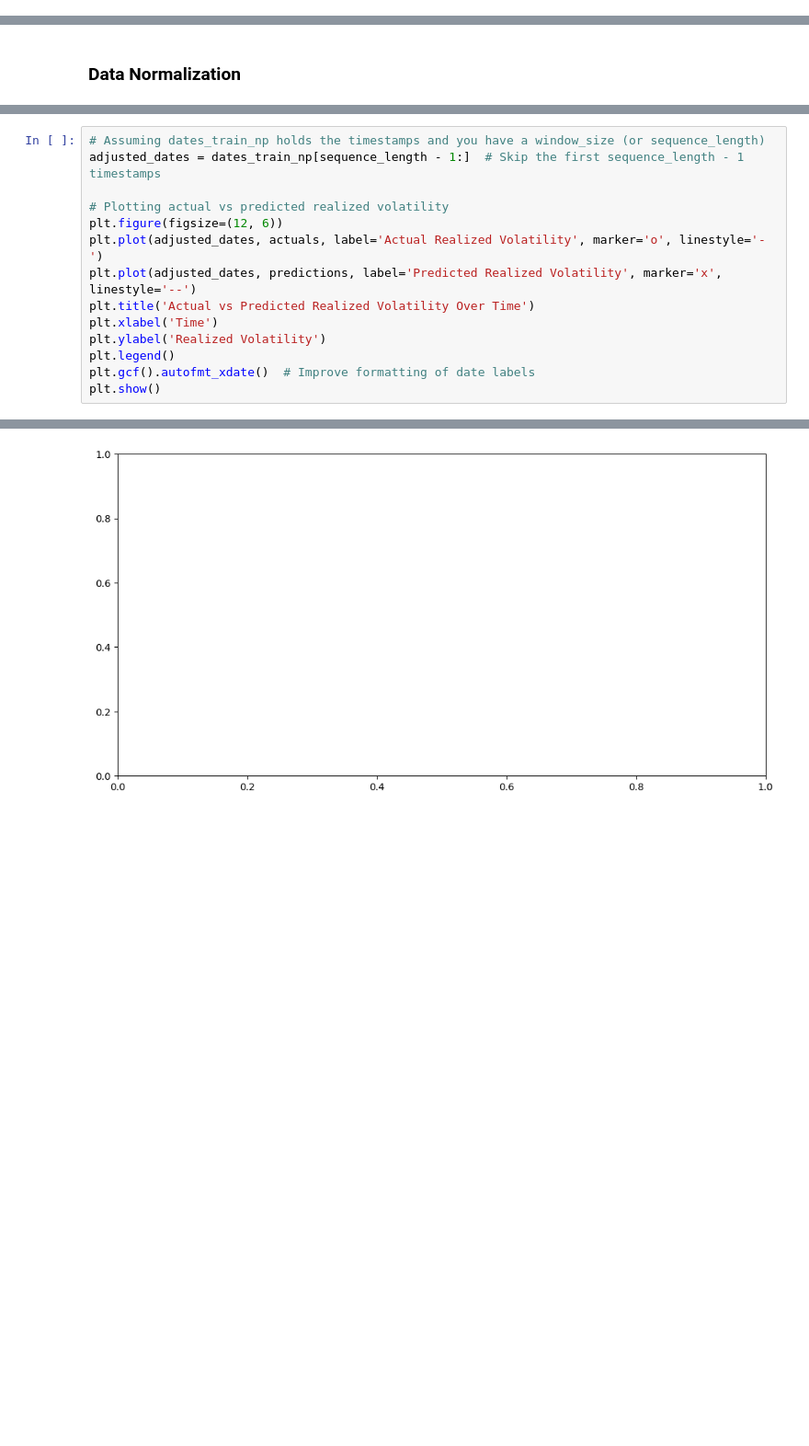
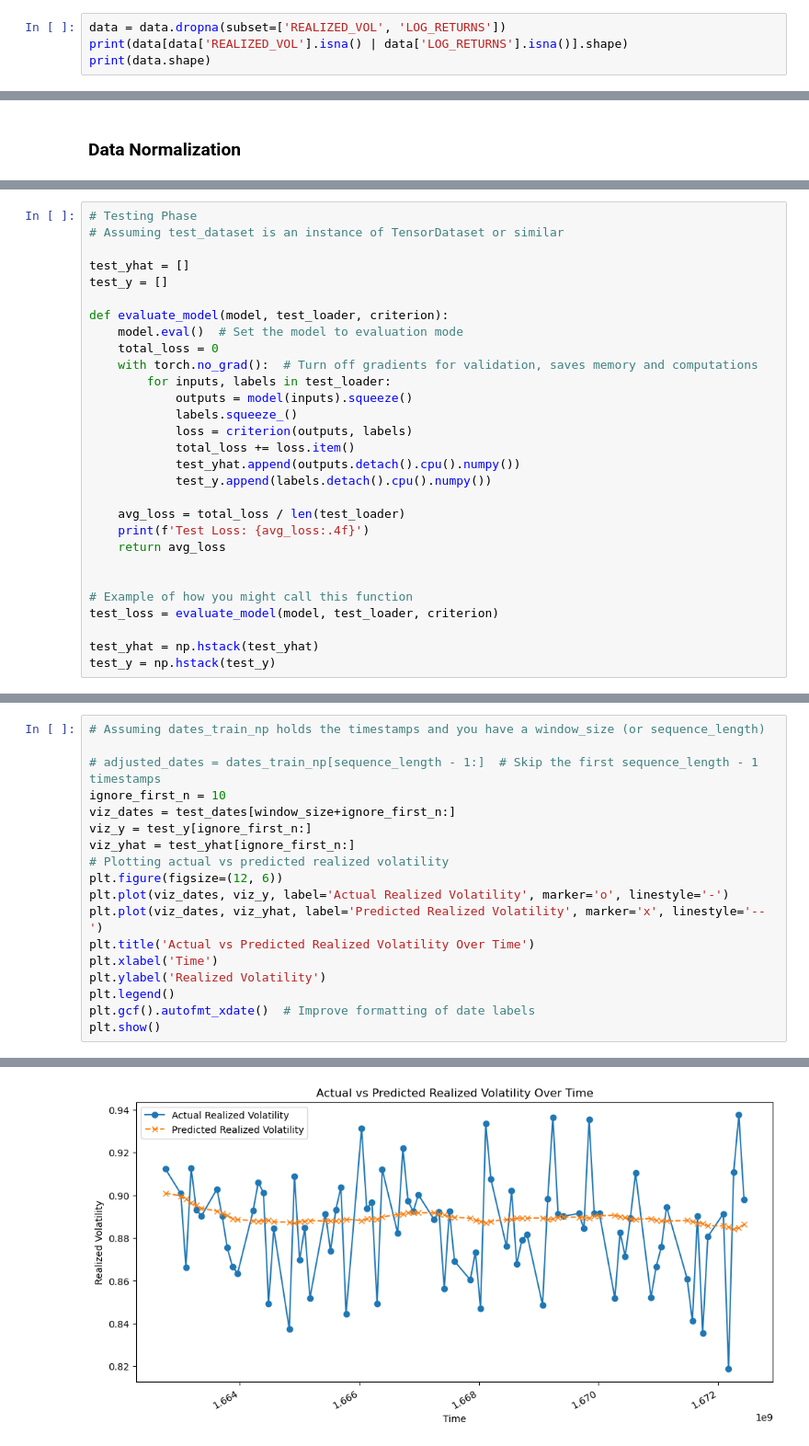
Before and after one commit to teetajp/TSLA-options, a Jupyter notebook: vol_forecast_LSTM.ipynb, the cells around one changed output, grey strips where cells are left out. Shown at 92% size. Drawn from its saved outputs; the diff is of its cells as text; blank space fills up the shorter version.

Commit message:
Implement workable LSTM model with plots
** remarks: will need to feature engineer and change many params for it to be any decent).

```diff
--- a/vol_forecast_LSTM.ipynb
+++ b/vol_forecast_LSTM.ipynb
@@ -123,3 +123,7 @@ data.head()
 | 3 | 1556740800 | 2019-05-01 16:00:00 | 2019-05-01 | 16.0 | 233.98 | 2019-05-03 | ... |
 | 4 | 1556740800 | 2019-05-01 16:00:00 | 2019-05-01 | 16.0 | 233.98 | 2019-05-03 | ... |
 5 rows × 35 columns
+# %%
+data = data.dropna(subset=['REALIZED_VOL', 'LOG_RETURNS'])
+print(data[data['REALIZED_VOL'].isna() | data['LOG_RETURNS'].isna()].shape)
+print(data.shape)
@@ -368,0 +526,29 @@ Epoch 20, Loss: 0.000041131
+# %%
+# Testing Phase
+# Assuming test_dataset is an instance of TensorDataset or similar
+
+test_yhat = []
+test_y = []
+
+def evaluate_model(model, test_loader, criterion):
+    model.eval()  # Set the model to evaluation mode
+    total_loss = 0
+    with torch.no_grad():  # Turn off gradients for validation, saves memory and computations
+        for inputs, labels in test_loader:
+            outputs = model(inputs).squeeze()
+            labels.squeeze_()
+            loss = criterion(outputs, labels)
+            total_loss += loss.item()
+            test_yhat.append(outputs.detach().cpu().numpy())
+            test_y.append(labels.detach().cpu().numpy())
+
+    avg_loss = total_loss / len(test_loader)
+    print(f'Test Loss: {avg_loss:.4f}')
+    return avg_loss
+
+
+# Example of how you might call this function
+test_loss = evaluate_model(model, test_loader, criterion)
+
+test_yhat = np.hstack(test_yhat)
+test_y = np.hstack(test_y)
@@ -369,11 +579,15 @@ Epoch 20, Loss: 0.000041131
 # %%
 # Assuming dates_train_np holds the timestamps and you have a window_size (or sequence_length)
-adjusted_dates = dates_train_np[sequence_length - 1:]  # Skip the first sequence_length - 1 timestamps
 
+# adjusted_dates = dates_train_np[sequence_length - 1:]  # Skip the first sequence_length - 1 timestamps
+ignore_first_n = 10
+viz_dates = test_dates[window_size+ignore_first_n:]
+viz_y = test_y[ignore_first_n:]
+viz_yhat = test_yhat[ignore_first_n:]
 # Plotting actual vs predicted realized volatility
 plt.figure(figsize=(12, 6))
-plt.plot(adjusted_dates, actuals, label='Actual Realized Volatility', marker='o', linestyle='-')
-plt.plot(adjusted_dates, predictions, label='Predicted Realized Volatility', marker='x', linestyle='--')
+plt.plot(viz_dates, viz_y, label='Actual Realized Volatility', marker='o', linestyle='-')
+plt.plot(viz_dates, viz_yhat, label='Predicted Realized Volatility', marker='x', linestyle='--')
 plt.title('Actual vs Predicted Realized Volatility Over Time')
 plt.xlabel('Time')
 plt.ylabel('Realized Volatility')
@@ -385 +598 @@ ValueError: x and y must have same first dimension, but have shapes (98957,) and
-[figure, old version]
+[figure, new version]
```
Also changed, not shown: parts of 33 cells of this notebook.
